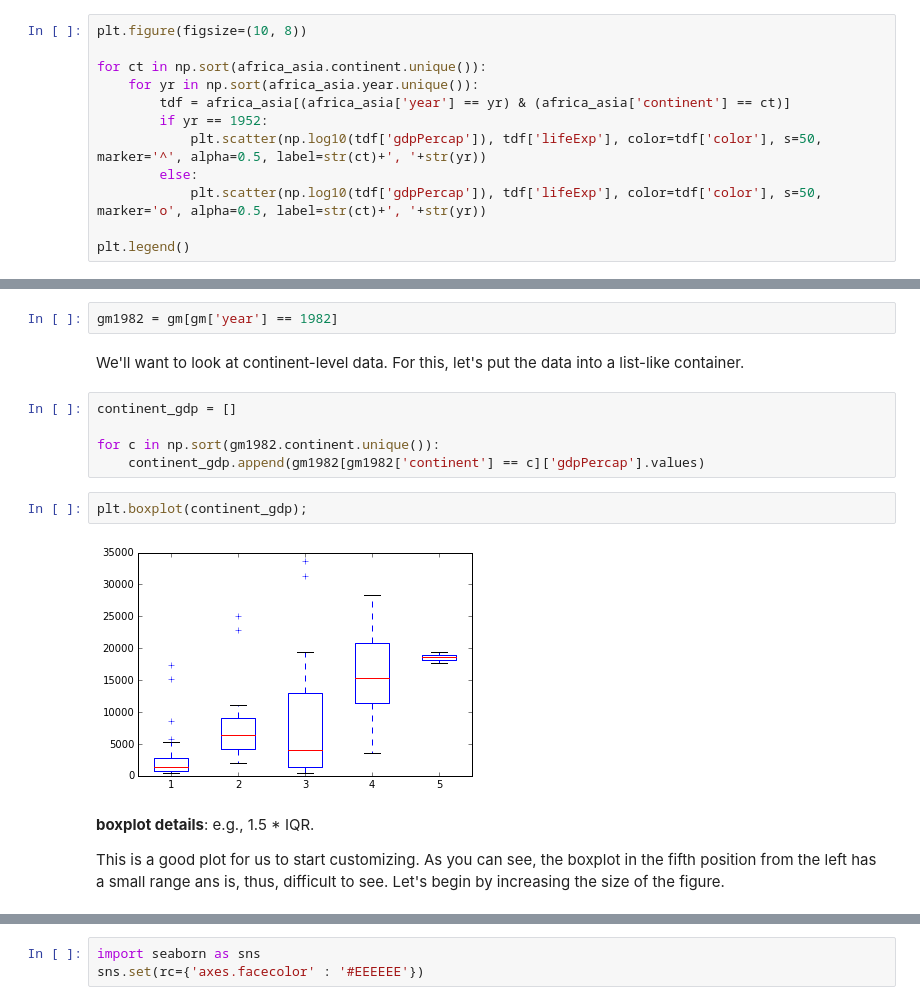
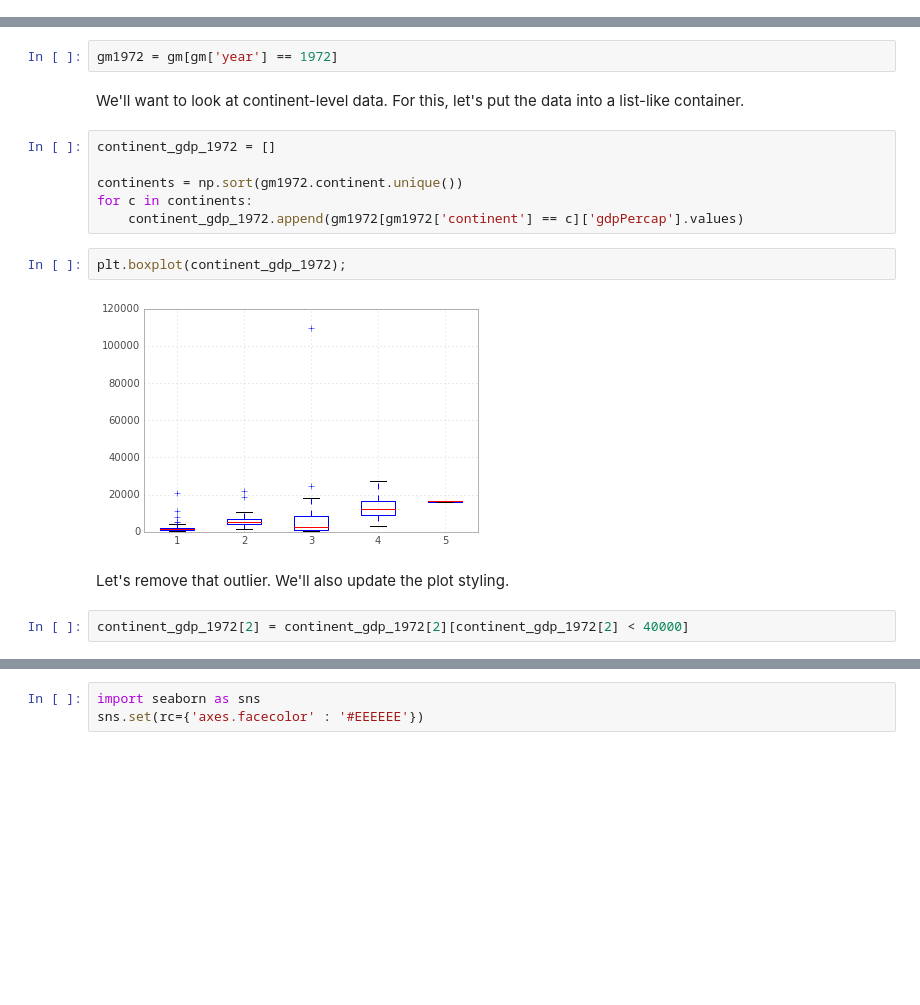
Before and after one commit to dlab-berkeley/Python-Data-Visualization-Legacy, a Jupyter notebook: visualization-with-python.ipynb, the cells around one changed output, grey strips where cells are left out. Drawn from its saved outputs; the diff is of its cells as text; blank space fills up the shorter version.

```diff
--- a/visualization-with-python.ipynb
+++ b/visualization-with-python.ipynb
@@ -187,12 +168,0 @@ See the the caveats in the documentation: http://pandas.pydata.org/pandas-docs/s
-# %%
-plt.figure(figsize=(10, 8))
-
-for ct in np.sort(africa_asia.continent.unique()):
-    for yr in np.sort(africa_asia.year.unique()):
-        tdf = africa_asia[(africa_asia['year'] == yr) & (africa_asia['continent'] == ct)]
-        if yr == 1952:
-            plt.scatter(np.log10(tdf['gdpPercap']), tdf['lifeExp'], color=tdf['color'], s=50, marker='^', alpha=0.5, label=str(ct)+', '+str(yr))
-        else:
-            plt.scatter(np.log10(tdf['gdpPercap']), tdf['lifeExp'], color=tdf['color'], s=50, marker='o', alpha=0.5, label=str(ct)+', '+str(yr))
-
-plt.legend()
@@ -210,20 +261,21 @@ Let's go ahead and pick 1982.
 # %%
-gm1982 = gm[gm['year'] == 1982]
+gm1972 = gm[gm['year'] == 1972]
 # %% [markdown]
 We'll want to look at continent-level data. For this, let's put the data into a list-like container.
-# %%
-continent_gdp = []
-
-for c in np.sort(gm1982.continent.unique()):
-    continent_gdp.append(gm1982[gm1982['continent'] == c]['gdpPercap'].values)
+# %%
+continent_gdp_1972 = []
+
+continents = np.sort(gm1972.continent.unique())
+for c in continents:
+    continent_gdp_1972.append(gm1972[gm1972['continent'] == c]['gdpPercap'].values)
 # %%
-plt.boxplot(continent_gdp);
+plt.boxplot(continent_gdp_1972);
 # %% [output]
-[figure, old version]
+[figure, new version]
-# %% [markdown]
-**boxplot details**: e.g., 1.5 * IQR.
-
-This is a good plot for us to start customizing. As you can see, the boxplot in the fifth position from the left has a small range ans is, thus, difficult to see. Let's begin by increasing the size of the figure.
+# %% [markdown]
+Let's remove that outlier. We'll also update the plot styling.
+# %%
+continent_gdp_1972[2] = continent_gdp_1972[2][continent_gdp_1972[2] < 40000]
 # %%
 plt.figure(figsize=(10, 8))
 
```
Also changed, not shown: parts of 62 cells of this notebook.
